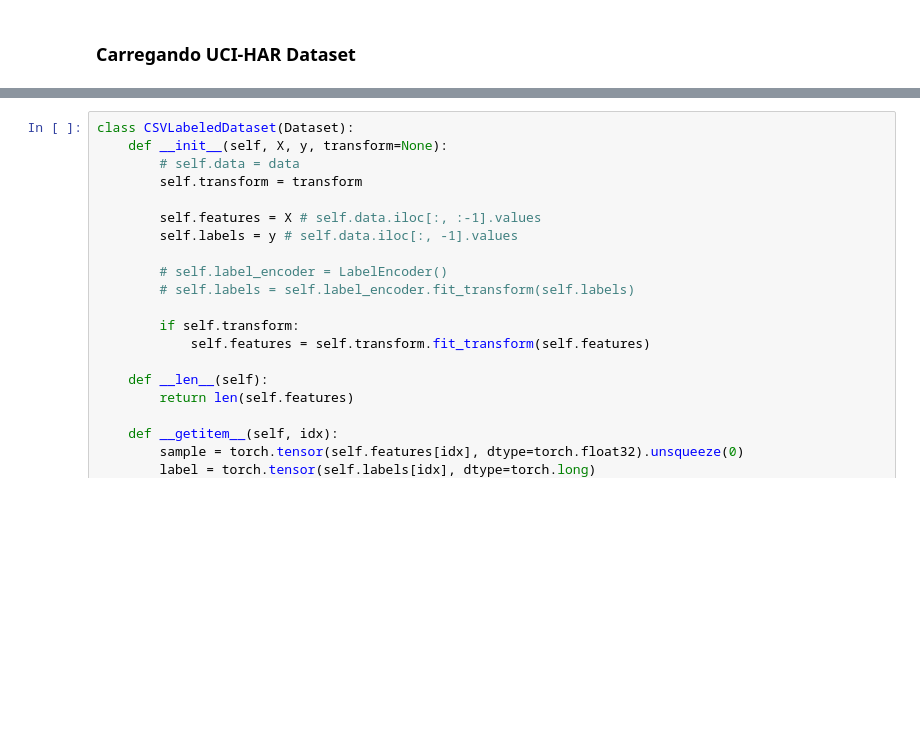
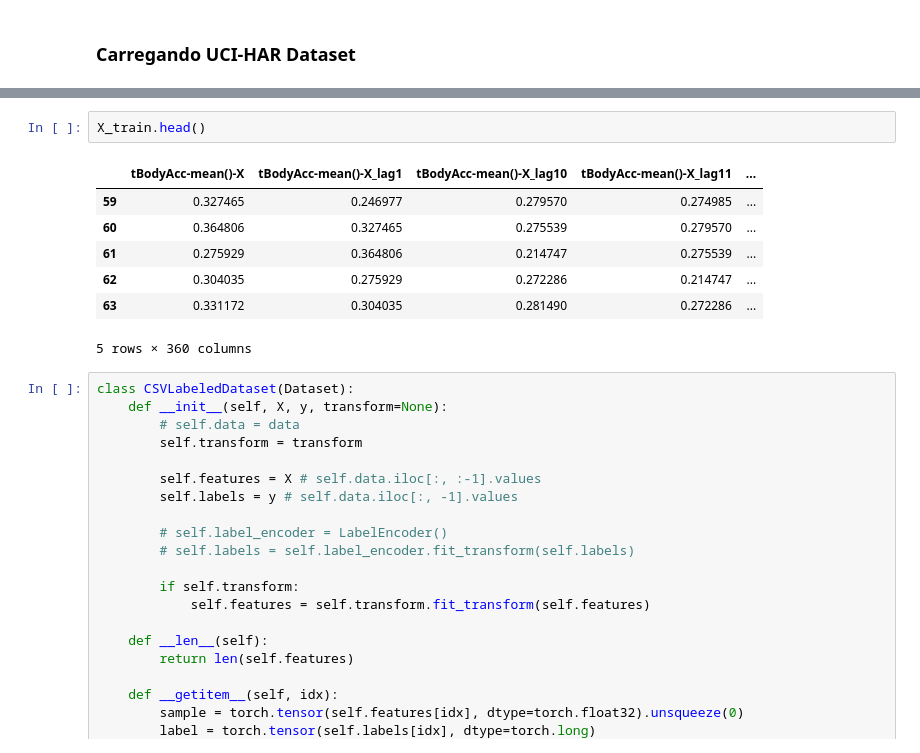
Before and after one commit to filipeas/ssl-experiments, a Jupyter notebook: vae/downstream_training.ipynb, the cells around one changed output, grey strips where cells are left out. Saved outputs shown, nothing was run; the diff lists cells and outputs as text; blank space fills up the shorter version.

```diff
--- a/vae/downstream_training.ipynb
+++ b/vae/downstream_training.ipynb
@@ -352,3 +277,13 @@ shape valid:  (1471, 12)
+# %%
+X_train.head()
+# %% [output]
+|  | tBodyAcc-mean()-X | tBodyAcc-mean()-X_lag1 | tBodyAcc-mean()-X_lag10 | tBodyAcc-mean()-X_lag11 | ... |
+| 59 | 0.327465 | 0.246977 | 0.279570 | 0.274985 | ... |
+| 60 | 0.364806 | 0.327465 | 0.275539 | 0.279570 | ... |
+| 61 | 0.275929 | 0.364806 | 0.214747 | 0.275539 | ... |
+| 62 | 0.304035 | 0.275929 | 0.272286 | 0.214747 | ... |
+| 63 | 0.331172 | 0.304035 | 0.281490 | 0.272286 | ... |
+5 rows × 360 columns
 # %%
 class CSVLabeledDataset(Dataset):
     def __init__(self, X, y, transform=None):
```
Also changed, not shown: parts of 13 cells of this notebook, 8 other files.
